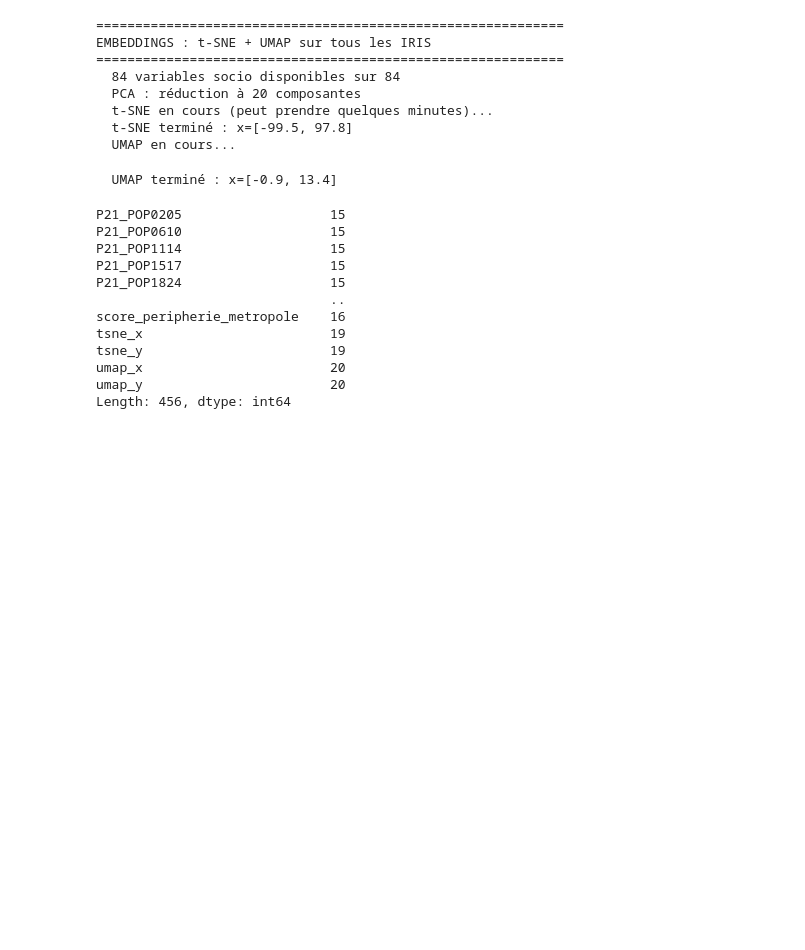
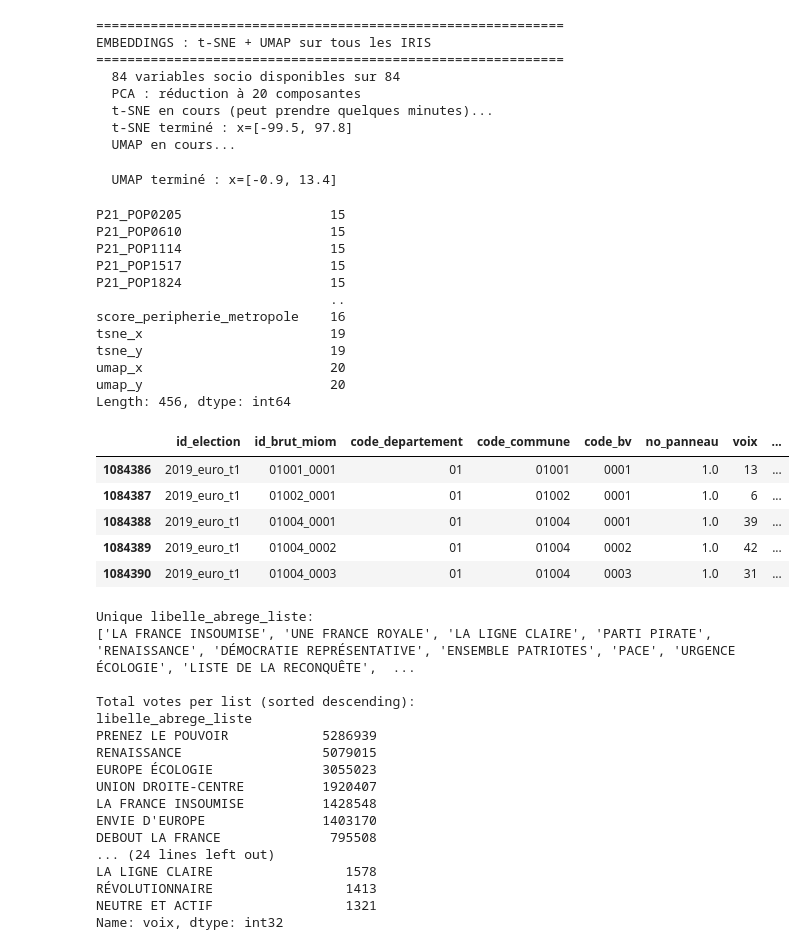
Before and after one commit to vadimbec/polipy, a Jupyter notebook: eda_iris.ipynb, the cells around one changed output. Drawn from its saved outputs; the diff is of its cells as text; code cells hidden in the pictures; blank space fills up the shorter version.

```diff
--- a/eda_iris.ipynb
+++ b/eda_iris.ipynb
@@ -1009,3 +1009,42 @@ tsne_y                        19
 umap_x                        20
 umap_y                        20
 Length: 456, dtype: int64
+# %%
+#Open and explore parquet file
+import pandas as pd
+df_results = pd.read_parquet('resultats_elections/general_results.parquet')
+df_candidats = pd.read_parquet('resultats_elections/candidats_results.parquet')
+df_candidats_eur2019 = df_candidats[df_candidats['id_election']=='2019_euro_t1']
+# %%
+display(df_candidats_eur2019.head())
+print("Unique libelle_abrege_liste:")
+print(df_candidats_eur2019.libelle_abrege_liste.unique().tolist())
+
+# Calculate total votes per list and sort descending
+vote_counts = df_candidats_eur2019.groupby('libelle_abrege_liste')['voix'].sum().sort_values(ascending=False)
+print("\nTotal votes per list (sorted descending):")
+print(vote_counts)
+# %% [output]
+|  | id_election | id_brut_miom | code_departement | code_commune | code_bv | no_panneau | voix | ... |
+| 1084386 | 2019_euro_t1 | 01001_0001 | 01 | 01001 | 0001 | 1.0 | 13 | ... |
+| 1084387 | 2019_euro_t1 | 01002_0001 | 01 | 01002 | 0001 | 1.0 | 6 | ... |
+| 1084388 | 2019_euro_t1 | 01004_0001 | 01 | 01004 | 0001 | 1.0 | 39 | ... |
+| 1084389 | 2019_euro_t1 | 01004_0002 | 01 | 01004 | 0002 | 1.0 | 42 | ... |
+| 1084390 | 2019_euro_t1 | 01004_0003 | 01 | 01004 | 0003 | 1.0 | 31 | ... |
+Unique libelle_abrege_liste:
+['LA FRANCE INSOUMISE', 'UNE FRANCE ROYALE', 'LA LIGNE CLAIRE', 'PARTI PIRATE', 'RENAISSANCE', 'DÉMOCRATIE REPRÉSENTATIVE', 'ENSEMBLE PATRIOTES', 'PACE', 'URGENCE ÉCOLOGIE', 'LISTE DE LA RECONQUÊTE',  ...
+
+Total votes per list (sorted descending):
+libelle_abrege_liste
+PRENEZ LE POUVOIR            5286939
+RENAISSANCE                  5079015
+EUROPE ÉCOLOGIE              3055023
+UNION DROITE-CENTRE          1920407
+LA FRANCE INSOUMISE          1428548
+ENVIE D'EUROPE               1403170
+DEBOUT LA FRANCE              795508
+... (24 lines left out)
+LA LIGNE CLAIRE                 1578
+RÉVOLUTIONNAIRE                 1413
+NEUTRE ET ACTIF                 1321
+Name: voix, dtype: int32
```
Also changed, not shown: 16 other files.
